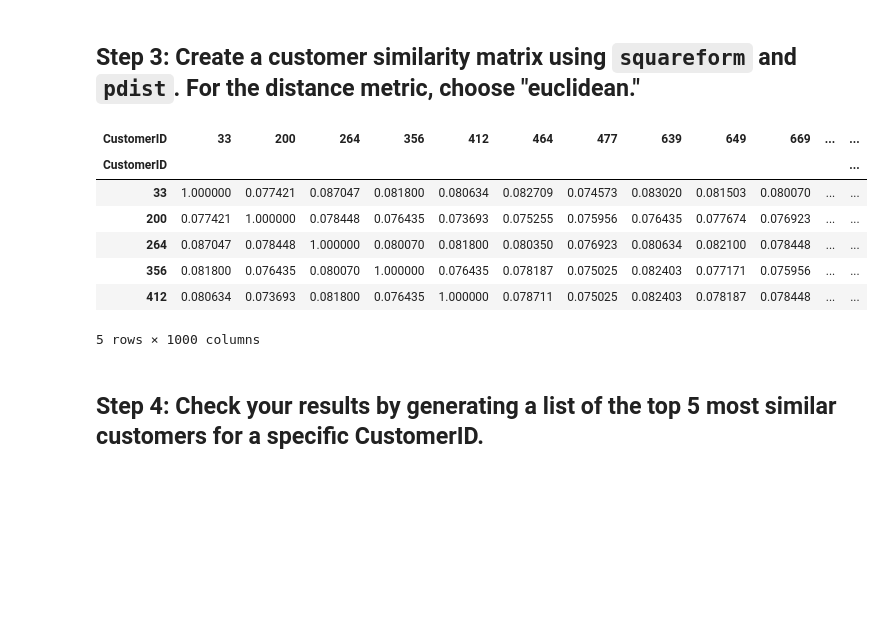
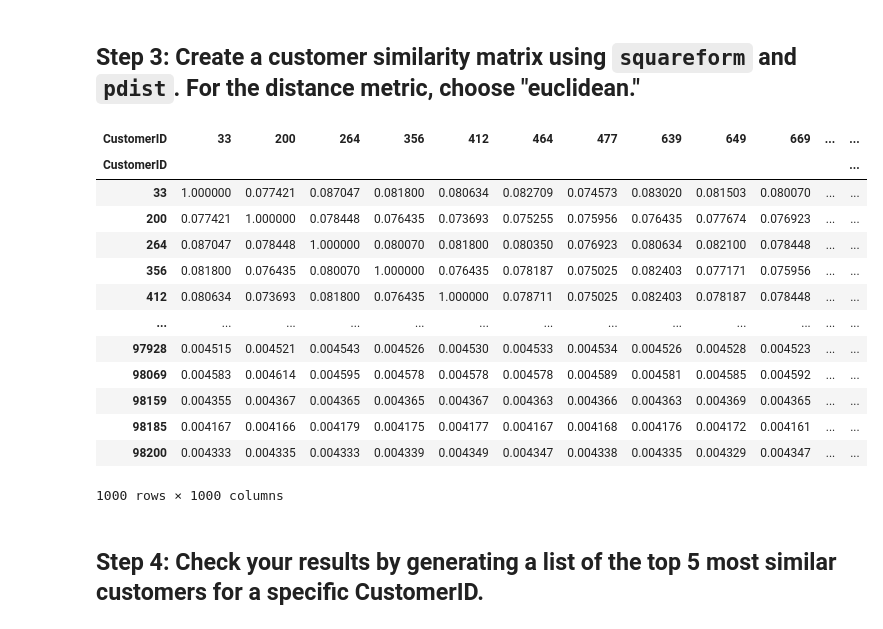
Before and after one commit to guzmanueco/datamad1019, a Jupyter notebook: module-2/lab-intro-recommender-systems/your-code/main.ipynb, the cells around one changed output. Saved outputs shown, nothing was run; the diff lists cells and outputs as text; code cells hidden in the pictures; blank space fills up the shorter version.

```diff
--- a/module-2/lab-intro-recommender-systems/your-code/main.ipynb
+++ b/module-2/lab-intro-recommender-systems/your-code/main.ipynb
@@ -30,10 +30,9 @@ data
 
 You will need to group by CustomerID and ProductName and then sum the Quantity field.
 # %%
-total_q=data.groupby(['CustomerID','ProductName'])['Quantity'].sum().reset_index()
+total_quantity=data.groupby(by=['CustomerID','ProductName']).agg({'Quantity':'sum'}).reset_index()
 
-
-total_q
+total_quantity
 # %% [output]
 |  | CustomerID | ProductName | Quantity |
 | 0 | 33 | Apricots - Dried | 1 |
@@ -53,6 +52,7 @@ total_q
 
 The rows of the matrix should represent the products, the columns should represent the customers, and the values should be the quantities of each product purchased by each customer. You will also need to replace nulls with zeros, which you can do using the `fillna` method.
 # %%
-pivoted_total=pd.pivot_table(total_q, index='ProductName',columns='CustomerID',values="Quantity").fillna(0)
-pivoted_total.columns
+pivot = pd.pivot_table(total_quantity,index=total_quantity.ProductName, columns=total_quantity.CustomerID,values='Quantity').fillna(0)
+
+pivot
 # %% [output]
@@ -65,19 +73,24 @@ Int64Index([   33,   200,   264,   356,   412,   464,   477,   639,   649,
 # %% [markdown]
 ## Step 3: Create a customer similarity matrix using `squareform` and `pdist`. For the distance metric, choose "euclidean."
 # %%
-distances = pd.DataFrame(1/(1 + squareform(pdist(pivoted_total.T, 'euclidean'))),
-                         index=pivoted_total.columns, columns=pivoted_total.columns)
+spatial = pd.DataFrame((1/(1+squareform(pdist(pivot.T, 'euclidean')))),columns=pivot.columns, index=pivot.columns)
 
-distances.head()
+spatial
 # %% [output]
 | CustomerID | 33 | 200 | 264 | 356 | 412 | 464 | 477 | 639 | 649 | 669 | ... | ... |
 | CustomerID |  |  |  |  |  |  |  |  |  |  |  | ... |
 | 33 | 1.000000 | 0.077421 | 0.087047 | 0.081800 | 0.080634 | 0.082709 | 0.074573 | 0.083020 | 0.081503 | 0.080070 | ... | ... |
 | 200 | 0.077421 | 1.000000 | 0.078448 | 0.076435 | 0.073693 | 0.075255 | 0.075956 | 0.076435 | 0.077674 | 0.076923 | ... | ... |
 | 264 | 0.087047 | 0.078448 | 1.000000 | 0.080070 | 0.081800 | 0.080350 | 0.076923 | 0.080634 | 0.082100 | 0.078448 | ... | ... |
 | 356 | 0.081800 | 0.076435 | 0.080070 | 1.000000 | 0.076435 | 0.078187 | 0.075025 | 0.082403 | 0.077171 | 0.075956 | ... | ... |
 | 412 | 0.080634 | 0.073693 | 0.081800 | 0.076435 | 1.000000 | 0.078711 | 0.075025 | 0.082403 | 0.078187 | 0.078448 | ... | ... |
+| ... | ... | ... | ... | ... | ... | ... | ... | ... | ... | ... | ... | ... |
+| 97928 | 0.004515 | 0.004521 | 0.004543 | 0.004526 | 0.004530 | 0.004533 | 0.004534 | 0.004526 | 0.004528 | 0.004523 | ... | ... |
+| 98069 | 0.004583 | 0.004614 | 0.004595 | 0.004578 | 0.004578 | 0.004578 | 0.004589 | 0.004581 | 0.004585 | 0.004592 | ... | ... |
+| 98159 | 0.004355 | 0.004367 | 0.004365 | 0.004365 | 0.004367 | 0.004363 | 0.004366 | 0.004363 | 0.004369 | 0.004365 | ... | ... |
+| 98185 | 0.004167 | 0.004166 | 0.004179 | 0.004175 | 0.004177 | 0.004167 | 0.004168 | 0.004176 | 0.004172 | 0.004161 | ... | ... |
+| 98200 | 0.004333 | 0.004335 | 0.004333 | 0.004339 | 0.004349 | 0.004347 | 0.004338 | 0.004335 | 0.004329 | 0.004347 | ... | ... |
-5 rows × 1000 columns
+1000 rows × 1000 columns
 # %% [markdown]
 ## Step 4: Check your results by generating a list of the top 5 most similar customers for a specific CustomerID.
 # %%
```
Also changed, not shown: parts of 11 cells of this notebook.
